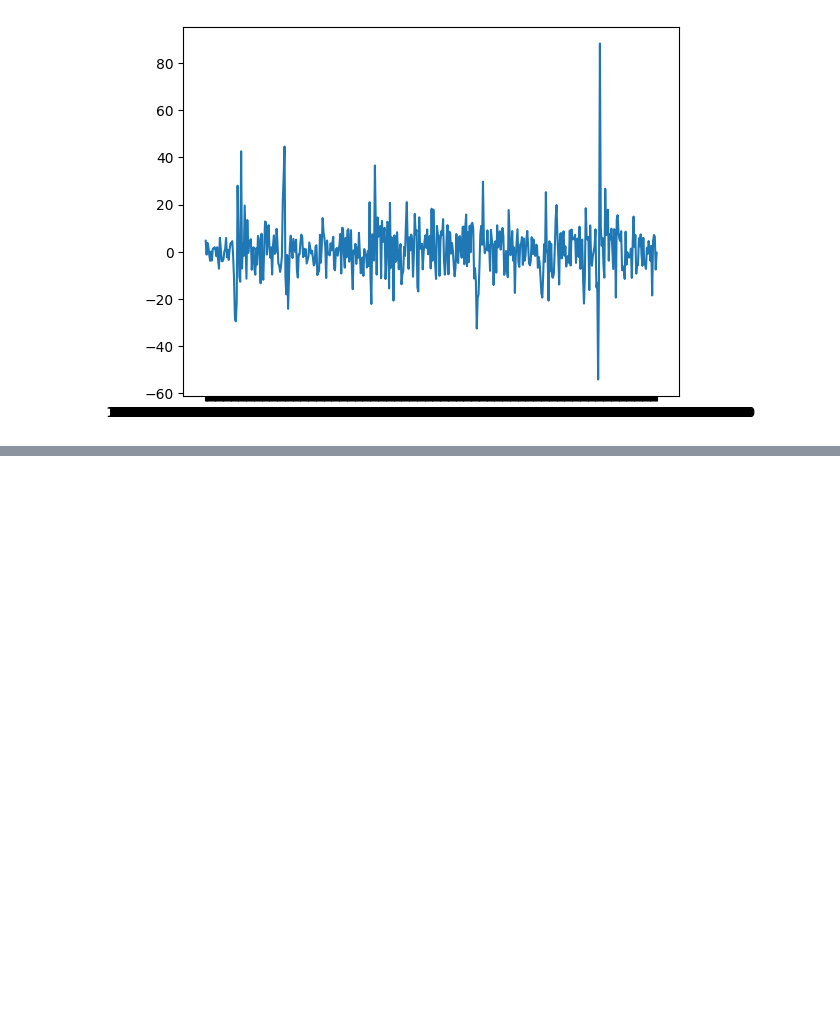
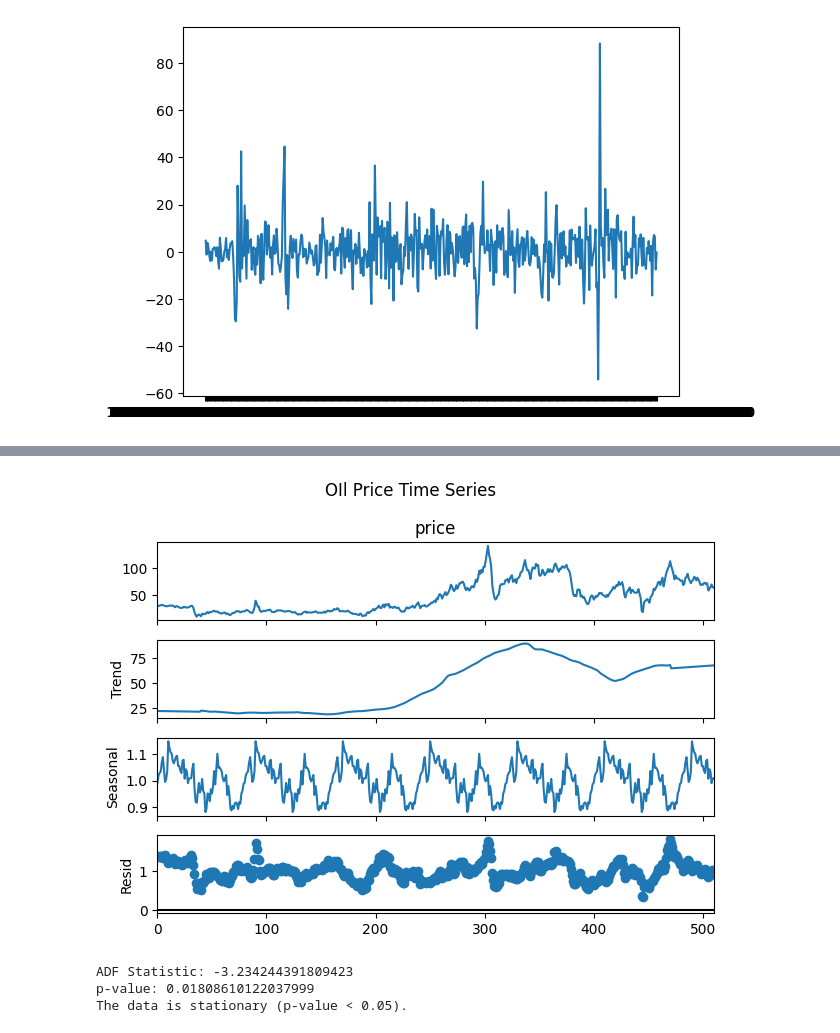
Before and after one commit to poomrape/DataWarehouse, a Jupyter notebook: MidtermProject.ipynb, the cells around one changed output, grey strips where cells are left out. Saved outputs shown, nothing was run; the diff lists cells and outputs as text; code cells hidden in the pictures; blank space fills up the shorter version.

```diff
--- a/MidtermProject.ipynb
+++ b/MidtermProject.ipynb
@@ -155,0 +163,27 @@ plt.plot(dateT[10:],ma10)
+# %%
+from statsmodels.tsa.seasonal import seasonal_decompose
+result = seasonal_decompose(
+    oilprice, model='multiplicative',period=80, extrapolate_trend='freq')
+result.plot()
+plt.suptitle('OIl Price Time Series')
+plt.tight_layout()
+plt.show()
+# %% [output]
+[figure, added]
+# %%
+from statsmodels.tsa.stattools import adfuller
+
+adf_result = adfuller(oildata["price"][0:120])
+
+print('ADF Statistic:', adf_result[0])
+print('p-value:', adf_result[1])
+
+#Interpreting the results
+if (adf_result[1] < 0.05):
+    print("The data is stationary (p-value < 0.05).")
+else:
+    print("The data is not stationary (p-value >= 0.05).")
+# %% [output]
+ADF Statistic: -3.234244391809423
+p-value: 0.01808610122037999
+The data is stationary (p-value < 0.05).
```
Also changed, not shown: parts of 4 cells of this notebook, 4 other files.
